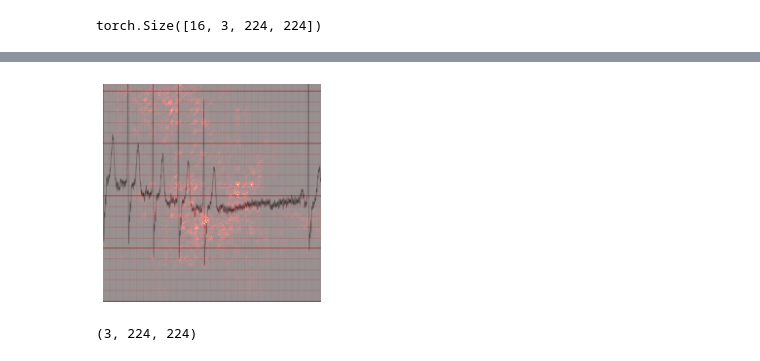
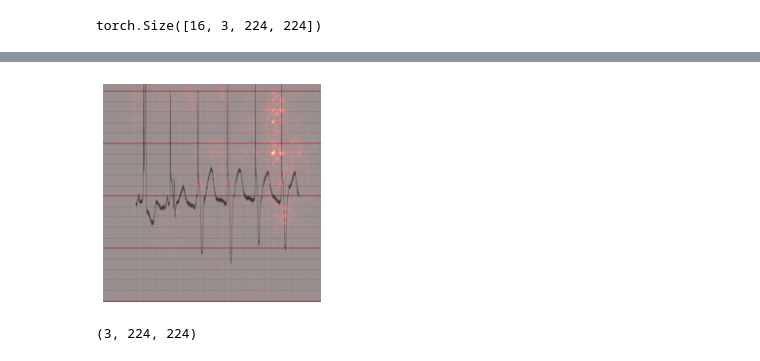
Before and after one commit to ruivarandas/DSLproject, a Jupyter notebook: notebooks/testing_and_interpret.ipynb, the cells around one changed output, grey strips where cells are left out. Saved outputs shown, nothing was run; the diff lists cells and outputs as text; code cells hidden in the pictures.

```diff
--- a/notebooks/testing_and_interpret.ipynb
+++ b/notebooks/testing_and_interpret.ipynb
@@ -162,17 +162,17 @@ SCORE MAX: tensor([[ 0.6270,  0.6270, -0.6288, -0.6288,  0.6270, -0.6288,  0.627
           1.2925,  1.2925,  1.2925, -1.2946,  1.2925,  1.2925,  1.2925,  1.2925]],
        device='cuda:0', grad_fn=<IndexBackward>)
 # %%
-index = 0
+index = 15
 # code to plot the saliency map as a heatmap
 plt.figure()
 img1 = plt.imshow(saliency[index].cpu().numpy(), cmap=plt.cm.hot, alpha=.7)
 # plt.axis('off')
 # plt.show()
 img2 = plt.imshow(deprocess(x[index].cpu()), alpha=.4)
 plt.axis('off')
 plt.show()
 # %% [output]
-[figure, old version]
+[figure, new version]
 # %%
 x[index].detach().cpu().numpy().shape
 # %% [output]
```
Also changed, not shown: parts of 19 cells of this notebook.
